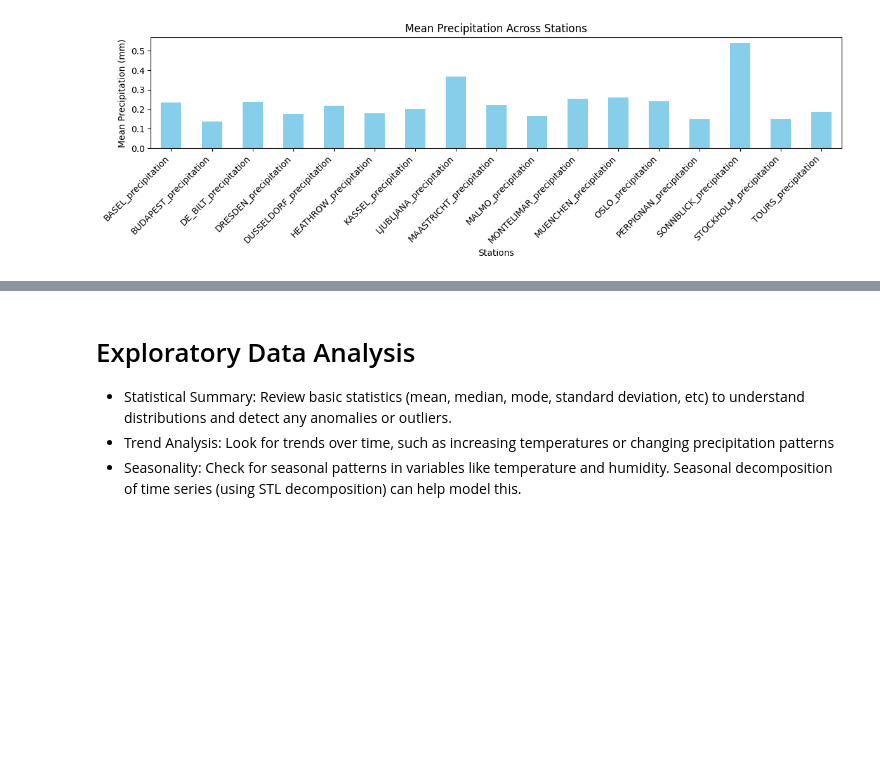
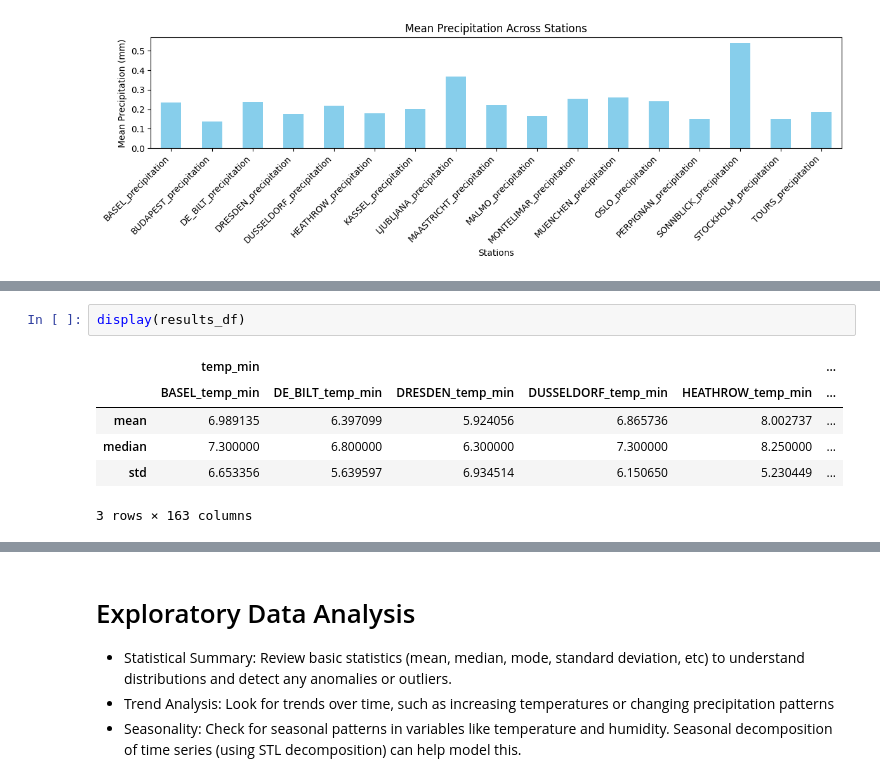
Before and after one commit to ImHungry48/WeatherAnalysis, a Jupyter notebook: WeatherDataAnalysis.ipynb, the cells around one changed output, grey strips where cells are left out. Cells and saved outputs as stored; diff of their text form; blank space fills up the shorter version.

```diff
--- a/WeatherDataAnalysis.ipynb
+++ b/WeatherDataAnalysis.ipynb
@@ -133,0 +189,9 @@ plt.show()
+# %%
+display(results_df)
+# %% [output]
+|  | temp_min |  |  |  |  | ... |
+|  | BASEL_temp_min | DE_BILT_temp_min | DRESDEN_temp_min | DUSSELDORF_temp_min | HEATHROW_temp_min | ... |
+| mean | 6.989135 | 6.397099 | 5.924056 | 6.865736 | 8.002737 | ... |
+| median | 7.300000 | 6.800000 | 6.300000 | 7.300000 | 8.250000 | ... |
+| std | 6.653356 | 5.639597 | 6.934514 | 6.150650 | 5.230449 | ... |
+3 rows × 163 columns
```
Also changed, not shown: parts of 10 cells of this notebook.
